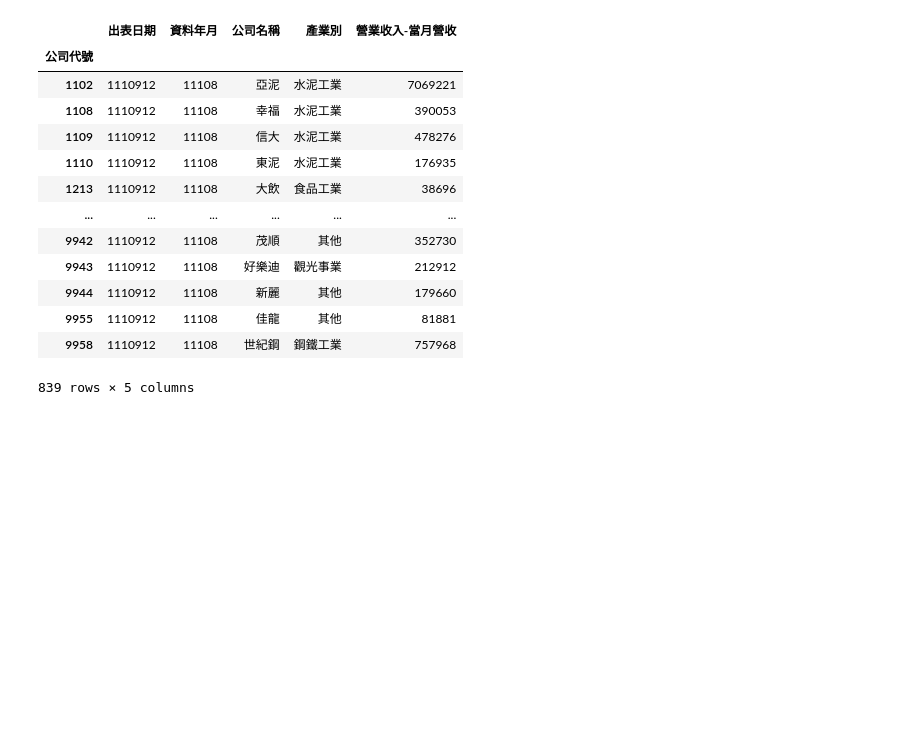
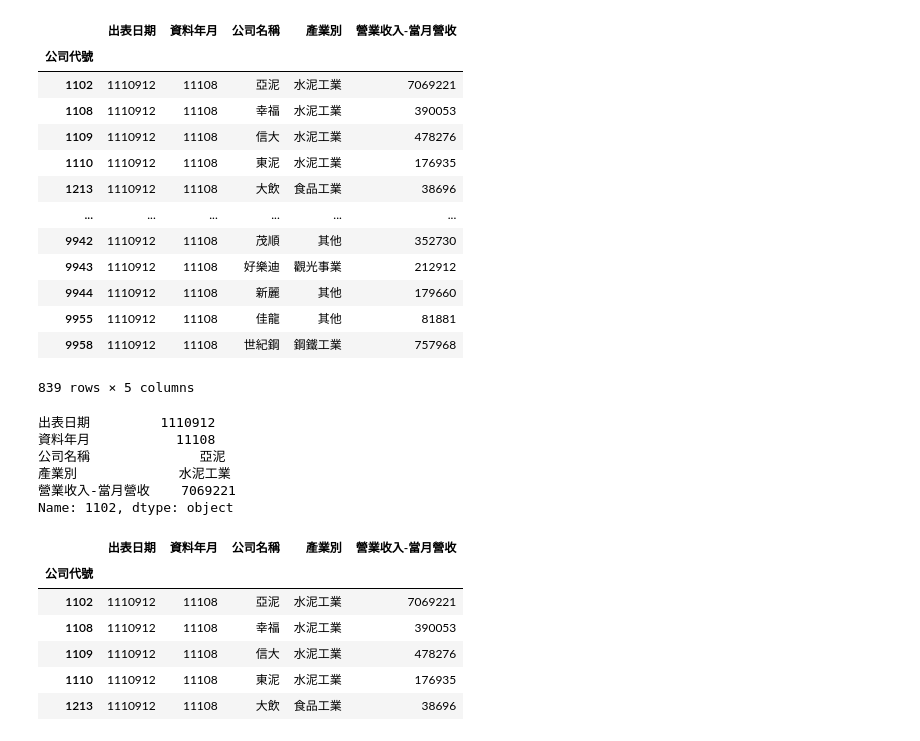
Before and after one commit to siang0707/2024_02_20_2_4, a Jupyter notebook: lesson16/lesson16_3.ipynb, the cells around one changed output. Cells and saved outputs as stored; diff of their text form; code cells hidden in the pictures; blank space fills up the shorter version.

```diff
--- a/lesson16/lesson16_3.ipynb
+++ b/lesson16/lesson16_3.ipynb
@@ -87,3 +87,23 @@ df3
 | 9955 | 1110912 | 11108 | 佳龍 | 其他 | 81881 |
 | 9958 | 1110912 | 11108 | 世紀鋼 | 鋼鐵工業 | 757968 |
 839 rows × 5 columns
+# %%
+df3.loc[1102]
+# %% [output]
+出表日期         1110912
+資料年月           11108
+公司名稱              亞泥
+產業別             水泥工業
+營業收入-當月營收    7069221
+Name: 1102, dtype: object
+# %%
+#slice作法
+df3.loc[1102:1213]
+# %% [output]
+|  | 出表日期 | 資料年月 | 公司名稱 | 產業別 | 營業收入-當月營收 |
+| 公司代號 |  |  |  |  |  |
+| 1102 | 1110912 | 11108 | 亞泥 | 水泥工業 | 7069221 |
+| 1108 | 1110912 | 11108 | 幸福 | 水泥工業 | 390053 |
+| 1109 | 1110912 | 11108 | 信大 | 水泥工業 | 478276 |
+| 1110 | 1110912 | 11108 | 東泥 | 水泥工業 | 176935 |
+| 1213 | 1110912 | 11108 | 大飲 | 食品工業 | 38696 |
```
Also changed, not shown: parts of 6 cells of this notebook, 2 other files.
